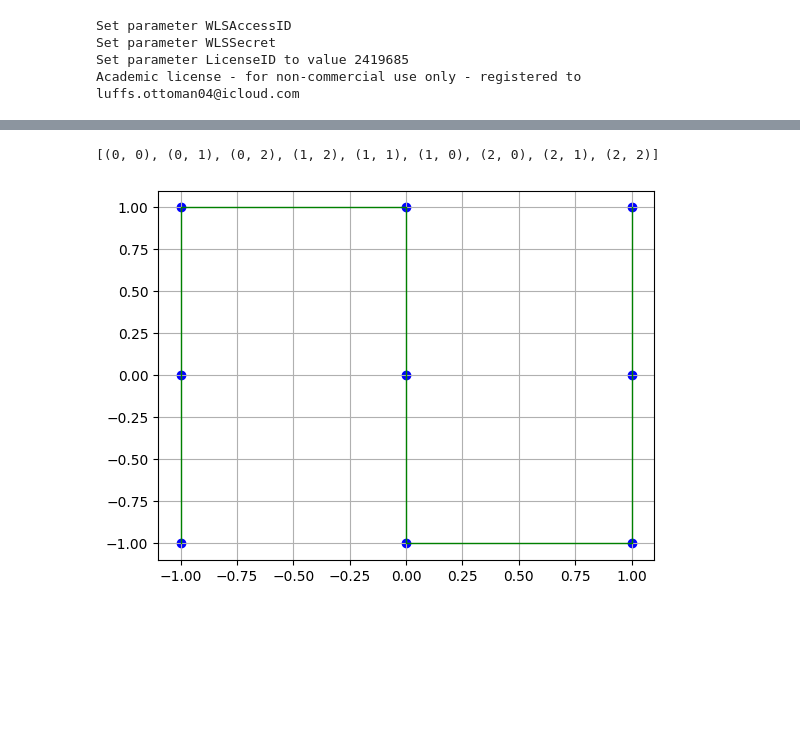
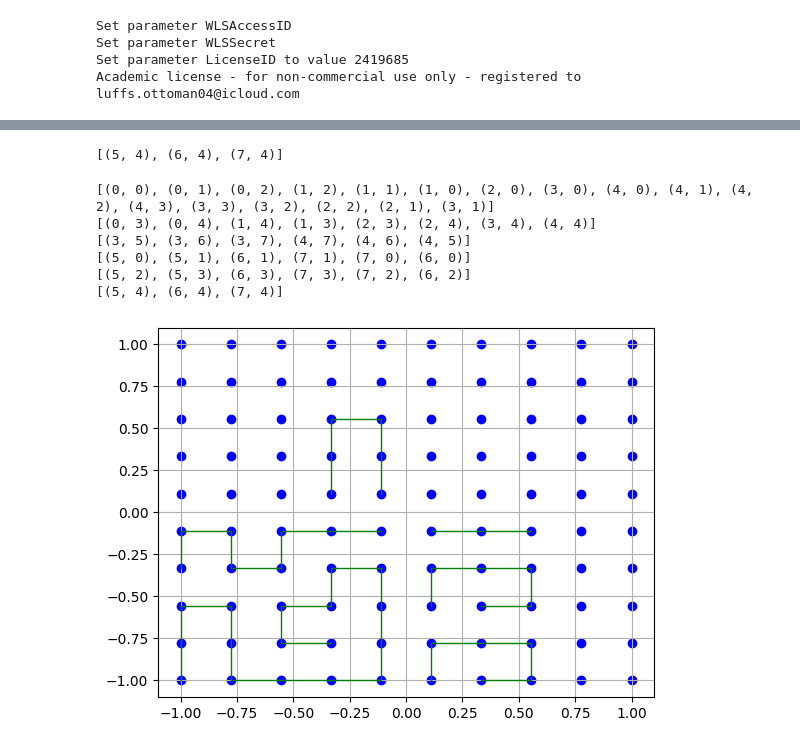
Before and after one commit to nestlab-bae-mqp-2024/mrpcp-solvers, a Jupyter notebook: jupyter/mqp_milp_first_attempt.ipynb, the cells around one changed output, grey strips where cells are left out. Saved outputs shown, nothing was run; the diff lists cells and outputs as text; code cells hidden in the pictures; blank space fills up the shorter version.

Commit message:
visualize other loops

```diff
--- a/jupyter/mqp_milp_first_attempt.ipynb
+++ b/jupyter/mqp_milp_first_attempt.ipynb
@@ -25,7 +25,7 @@ import numpy as np
 
 # This implementation only works with n = 2 and 3. It fails 4 and onwards
 # Chose the number of nodes in an axis
-n = 3
+n = 10
 # Create a uniform (n, n, 2) numpy grid for MAXIMUM SPEED
 grid = np.mgrid[-1:1:n*1j, -1.:1:n*1j]
 grid = grid.reshape(grid.shape + (1,))
@@ -129,22 +129,23 @@ def subtourelim(model, where):
         vals = model.cbGetSolution(model._vars)
         selected = np.transpose(np.where(vals > 0.5))
         # find the shortest cycle in the selected edge list
-        tour = subtour(selected)
+        min_tour, _ = subtour(selected)
         # add subtour elimination constr. for every pair of cities in subtour
-        if len(tour) == 1:
+        if len(min_tour) == 1:
             try:
-                model.cbLazy(gp.quicksum(model._vars[tour[0][0], tour[0][1], tour[0][0], tour[0][1]]) <= 0)
+                model.cbLazy(gp.quicksum(model._vars[min_tour[0][0], min_tour[0][1], min_tour[0][0], min_tour[0][1]]) <= 0)
             except Exception as e:
-                print(f"...: {tour}")
+                print(f"...: {min_tour}")
                 print(e)
-        elif len(tour) < n:
-            model.cbLazy(gp.quicksum(model._vars[n1[0], n1[1], n2[0], n2[1]] for n1, n2 in combinations(tour, 2)) <= len(tour)-1)
+        elif len(min_tour) < n:
+            model.cbLazy(gp.quicksum(model._vars[n1[0], n1[1], n2[0], n2[1]] for n1, n2 in combinations(min_tour, 2)) <= len(min_tour)-1)
 
 # Given a list of edges, find the shortest subtour
 
 def subtour(edges):
     unvisited = [(i, j) for i in range(n) for j in range(n)]
     cycle = range(n*n) # Dummy - guaranteed to be replaced
+    all_cycles = []
     while unvisited:  # true if list is non-empty
         thiscycle = []
         neighbors = unvisited
@@ -160,7 +161,8 @@ def subtour(edges):
                     neighbors.append((i1, j1))
         if len(thiscycle) <= len(cycle):
             cycle = thiscycle # New shortest subtour
-    return cycle
+            all_cycles.append(cycle)
+    return cycle, all_cycles
 # %%
 m._vars = vars
 m.Params.lazyConstraints = 1
@@ -186,21 +210,29 @@ User-callback calls 120, time in user-callback 0.01 sec
 # %%
 # Get the list "tour"
 selected = np.transpose(np.where(m._vars.x > 0.5))
-tour = subtour(selected)
+tour, all_t = subtour(selected)
 print(tour)
-assert len(tour) == n ** 2
+# assert len(tour) == n ** 2
 # %% [output]
-[(0, 0), (0, 1), (0, 2), (1, 2), (1, 1), (1, 0), (2, 0), (2, 1), (2, 2)]
+[(5, 4), (6, 4), (7, 4)]
 # %%
 # Graphical sanity check for the tour
 plt.figure()
 plt.scatter(grid[:, :, 0], grid[:, :, 1], color="blue")
 
-tour_np = np.array([]).reshape(0, 2)
-for i, j in tour:
-    tour_np = np.concatenate((tour_np, grid[i, j].reshape(1, 2)))
-plt.plot(tour_np[:, 0], tour_np[:, 1], color="green", linewidth=1)
+for small_tour in all_t:
+    print(small_tour)
+    tour_np = np.array([]).reshape(0, 2)
+    for i, j in small_tour:
+        tour_np = np.concatenate((tour_np, grid[i, j].reshape(1, 2)))
+    plt.plot(tour_np[:, 0], tour_np[:, 1], color="green", linewidth=1)
 plt.grid()
 plt.show()
 # %% [output]
+[(0, 0), (0, 1), (0, 2), (1, 2), (1, 1), (1, 0), (2, 0), (3, 0), (4, 0), (4, 1), (4, 2), (4, 3), (3, 3), (3, 2), (2, 2), (2, 1), (3, 1)]
+[(0, 3), (0, 4), (1, 4), (1, 3), (2, 3), (2, 4), (3, 4), (4, 4)]
+[(3, 5), (3, 6), (3, 7), (4, 7), (4, 6), (4, 5)]
+[(5, 0), (5, 1), (6, 1), (7, 1), (7, 0), (6, 0)]
+[(5, 2), (5, 3), (6, 3), (7, 3), (7, 2), (6, 2)]
+[(5, 4), (6, 4), (7, 4)]
-[figure, old version]
+[figure, new version]
```
Also changed, not shown: parts of 2 cells of this notebook.
